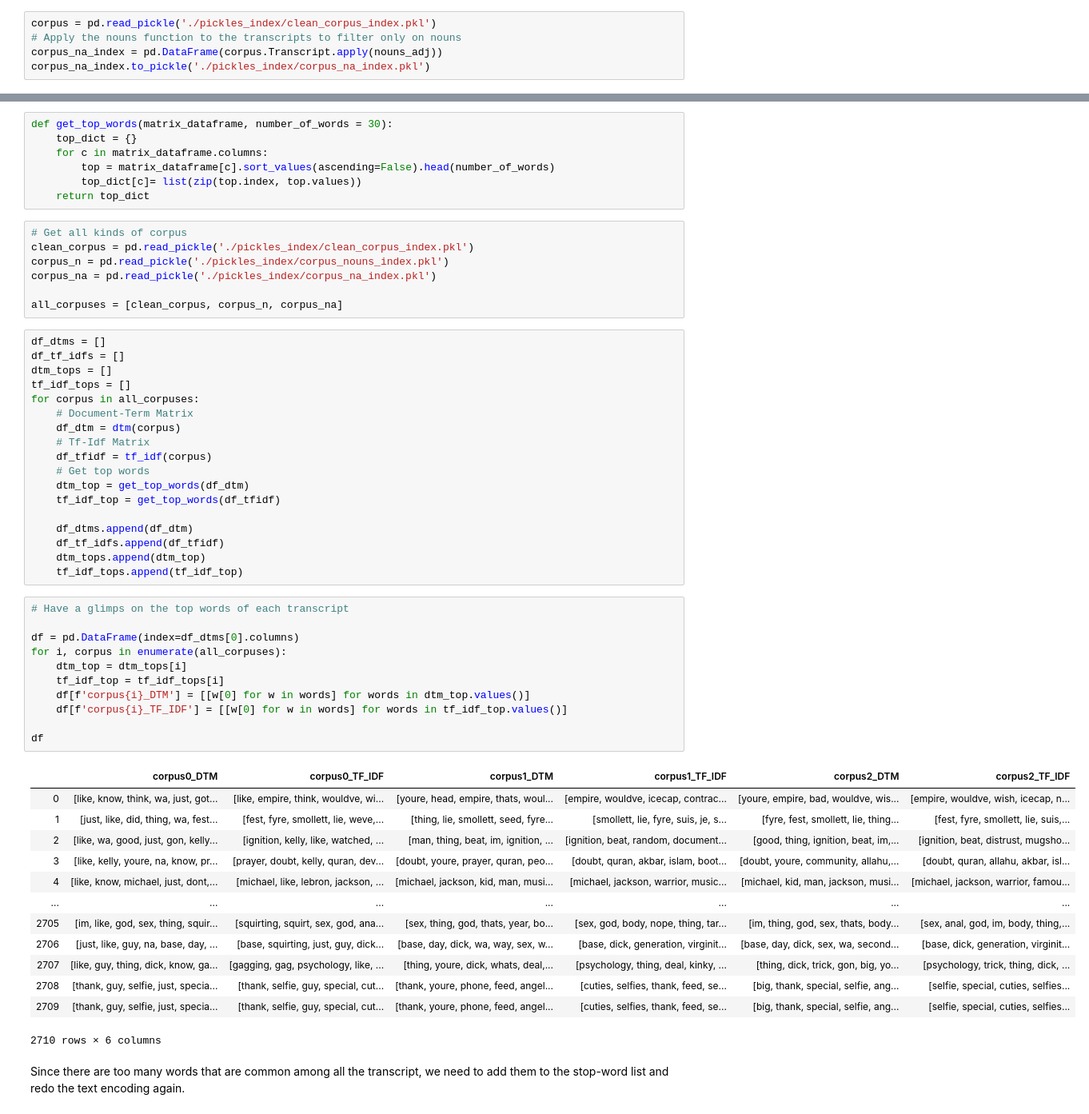
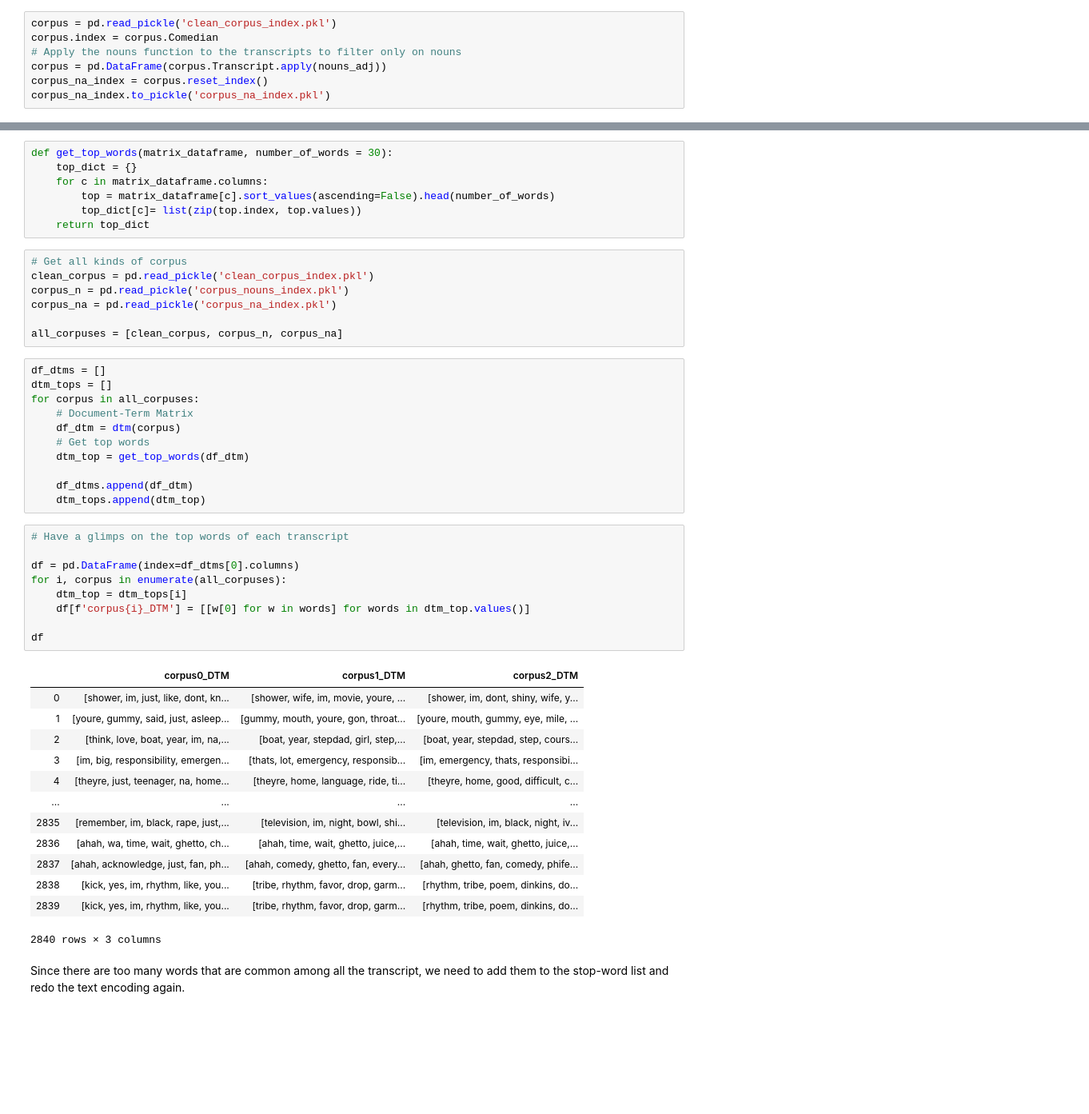
Before and after one commit to k11tqa25/nlp_based_recommender, a Jupyter notebook: transcript_index.ipynb, the cells around one changed output, grey strips where cells are left out. Shown: that part at 80% size. Drawn from its saved outputs; the diff is of its cells as text; blank space fills up the shorter version.

Commit message:
apply ML

```diff
--- a/transcript_index.ipynb
+++ b/transcript_index.ipynb
@@ -162,10 +168,12 @@ def nouns_adj(text):
     nouns_adj = [word for (word, pos) in pos_tag(tokenized) if is_noun_adj(pos)]
     return ' '.join(nouns_adj)
 # %%
-corpus = pd.read_pickle('./pickles_index/clean_corpus_index.pkl')
+corpus = pd.read_pickle('clean_corpus_index.pkl')
+corpus.index = corpus.Comedian
 # Apply the nouns function to the transcripts to filter only on nouns
-corpus_na_index = pd.DataFrame(corpus.Transcript.apply(nouns_adj))
-corpus_na_index.to_pickle('./pickles_index/corpus_na_index.pkl')
+corpus = pd.DataFrame(corpus.Transcript.apply(nouns_adj))
+corpus_na_index = corpus.reset_index()
+corpus_na_index.to_pickle('corpus_na_index.pkl')
 # %% [markdown]
 # Analyize the transcripts
 # %% [markdown]
@@ -199,54 +207,45 @@ def get_top_words(matrix_dataframe, number_of_words = 30):
     return top_dict
 # %%
 # Get all kinds of corpus
-clean_corpus = pd.read_pickle('./pickles_index/clean_corpus_index.pkl')
-corpus_n = pd.read_pickle('./pickles_index/corpus_nouns_index.pkl')
-corpus_na = pd.read_pickle('./pickles_index/corpus_na_index.pkl')
+clean_corpus = pd.read_pickle('clean_corpus_index.pkl')
+corpus_n = pd.read_pickle('corpus_nouns_index.pkl')
+corpus_na = pd.read_pickle('corpus_na_index.pkl')
 
 all_corpuses = [clean_corpus, corpus_n, corpus_na]
 # %%
 df_dtms = []
-df_tf_idfs = []
 dtm_tops = []
-tf_idf_tops = []
 for corpus in all_corpuses:
     # Document-Term Matrix
     df_dtm = dtm(corpus)
-    # Tf-Idf Matrix
-    df_tfidf = tf_idf(corpus)
     # Get top words
     dtm_top = get_top_words(df_dtm)
-    tf_idf_top = get_top_words(df_tfidf)
 
     df_dtms.append(df_dtm)
-    df_tf_idfs.append(df_tfidf)
     dtm_tops.append(dtm_top)
-    tf_idf_tops.append(tf_idf_top)
 # %%
 # Have a glimps on the top words of each transcript
 
 df = pd.DataFrame(index=df_dtms[0].columns)
 for i, corpus in enumerate(all_corpuses):
     dtm_top = dtm_tops[i]
-    tf_idf_top = tf_idf_tops[i]
     df[f'corpus{i}_DTM'] = [[w[0] for w in words] for words in dtm_top.values()]
-    df[f'corpus{i}_TF_IDF'] = [[w[0] for w in words] for words in tf_idf_top.values()]
 
 df
 # %% [output]
-|  | corpus0_DTM | corpus0_TF_IDF | corpus1_DTM | corpus1_TF_IDF | corpus2_DTM | corpus2_TF_IDF |
-| 0 | [like, know, think, wa, just, got... | [like, empire, think, wouldve, wi... | [youre, head, empire, thats, woul... | [empire, wouldve, icecap, contrac... | [youre, empire, bad, wouldve, wis... | [empire, wouldve, wish, icecap, n... |
-| 1 | [just, like, did, thing, wa, fest... | [fest, fyre, smollett, lie, weve,... | [thing, lie, smollett, seed, fyre... | [smollett, lie, fyre, suis, je, s... | [fyre, fest, smollett, lie, thing... | [fest, fyre, smollett, lie, suis,... |
-| 2 | [like, wa, good, just, gon, kelly... | [ignition, kelly, like, watched, ... | [man, thing, beat, im, ignition, ... | [ignition, beat, random, document... | [good, thing, ignition, beat, im,... | [ignition, beat, distrust, mugsho... |
-| 3 | [like, kelly, youre, na, know, pr... | [prayer, doubt, kelly, quran, dev... | [doubt, youre, prayer, quran, peo... | [doubt, quran, akbar, islam, boot... | [doubt, youre, community, allahu,... | [doubt, quran, allahu, akbar, isl... |
-| 4 | [like, know, michael, just, dont,... | [michael, like, lebron, jackson, ... | [michael, jackson, kid, man, musi... | [michael, jackson, warrior, music... | [michael, kid, man, jackson, musi... | [michael, jackson, warrior, famou... |
-| ... | ... | ... | ... | ... | ... | ... |
-| 2705 | [im, like, god, sex, thing, squir... | [squirting, squirt, sex, god, ana... | [sex, thing, god, thats, year, bo... | [sex, god, body, nope, thing, tar... | [im, thing, god, sex, thats, body... | [sex, anal, god, im, body, thing,... |
-| 2706 | [just, like, guy, na, base, day, ... | [base, squirting, just, guy, dick... | [base, day, dick, wa, way, sex, w... | [base, dick, generation, virginit... | [base, day, dick, sex, wa, second... | [base, dick, generation, virginit... |
-| 2707 | [like, guy, thing, dick, know, ga... | [gagging, gag, psychology, like, ... | [thing, youre, dick, whats, deal,... | [psychology, thing, deal, kinky, ... | [thing, dick, trick, gon, big, yo... | [psychology, trick, thing, dick, ... |
-| 2708 | [thank, guy, selfie, just, specia... | [thank, selfie, guy, special, cut... | [thank, youre, phone, feed, angel... | [cuties, selfies, thank, feed, se... | [big, thank, special, selfie, ang... | [selfie, special, cuties, selfies... |
-| 2709 | [thank, guy, selfie, just, specia... | [thank, selfie, guy, special, cut... | [thank, youre, phone, feed, angel... | [cuties, selfies, thank, feed, se... | [big, thank, special, selfie, ang... | [selfie, special, cuties, selfies... |
+|  | corpus0_DTM | corpus1_DTM | corpus2_DTM |
+| 0 | [shower, im, just, like, dont, kn... | [shower, wife, im, movie, youre, ... | [shower, im, dont, shiny, wife, y... |
+| 1 | [youre, gummy, said, just, asleep... | [gummy, mouth, youre, gon, throat... | [youre, mouth, gummy, eye, mile, ... |
+| 2 | [think, love, boat, year, im, na,... | [boat, year, stepdad, girl, step,... | [boat, year, stepdad, step, cours... |
+| 3 | [im, big, responsibility, emergen... | [thats, lot, emergency, responsib... | [im, emergency, thats, responsibi... |
+| 4 | [theyre, just, teenager, na, home... | [theyre, home, language, ride, ti... | [theyre, home, good, difficult, c... |
+| ... | ... | ... | ... |
+| 2835 | [remember, im, black, rape, just,... | [television, im, night, bowl, shi... | [television, im, black, night, iv... |
+| 2836 | [ahah, wa, time, wait, ghetto, ch... | [ahah, time, wait, ghetto, juice,... | [ahah, time, wait, ghetto, juice,... |
+| 2837 | [ahah, acknowledge, just, fan, ph... | [ahah, comedy, ghetto, fan, every... | [ahah, ghetto, fan, comedy, phife... |
+| 2838 | [kick, yes, im, rhythm, like, you... | [tribe, rhythm, favor, drop, garm... | [rhythm, tribe, poem, dinkins, do... |
+| 2839 | [kick, yes, im, rhythm, like, you... | [tribe, rhythm, favor, drop, garm... | [rhythm, tribe, poem, dinkins, do... |
-2710 rows × 6 columns
+2840 rows × 3 columns
 # %% [markdown]
 Since there are too many words that are common among all the transcript, we need to add them to the stop-word list and redo the text encoding again.
 # %% [markdown]
```
Also changed, not shown: parts of 21 cells of this notebook, 2 other files.
